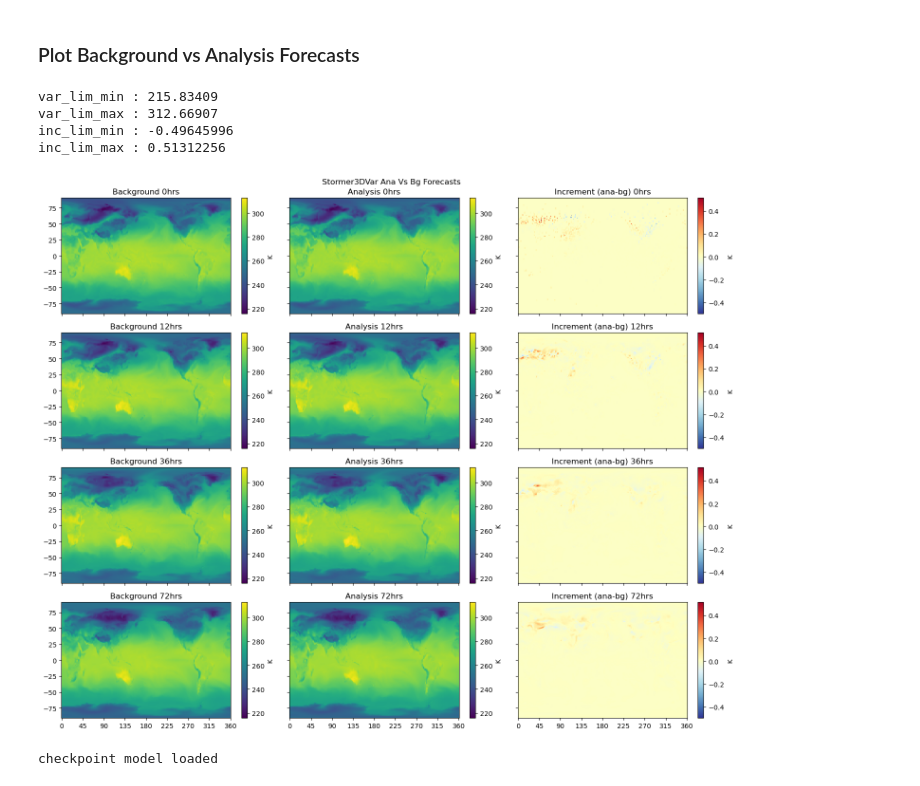
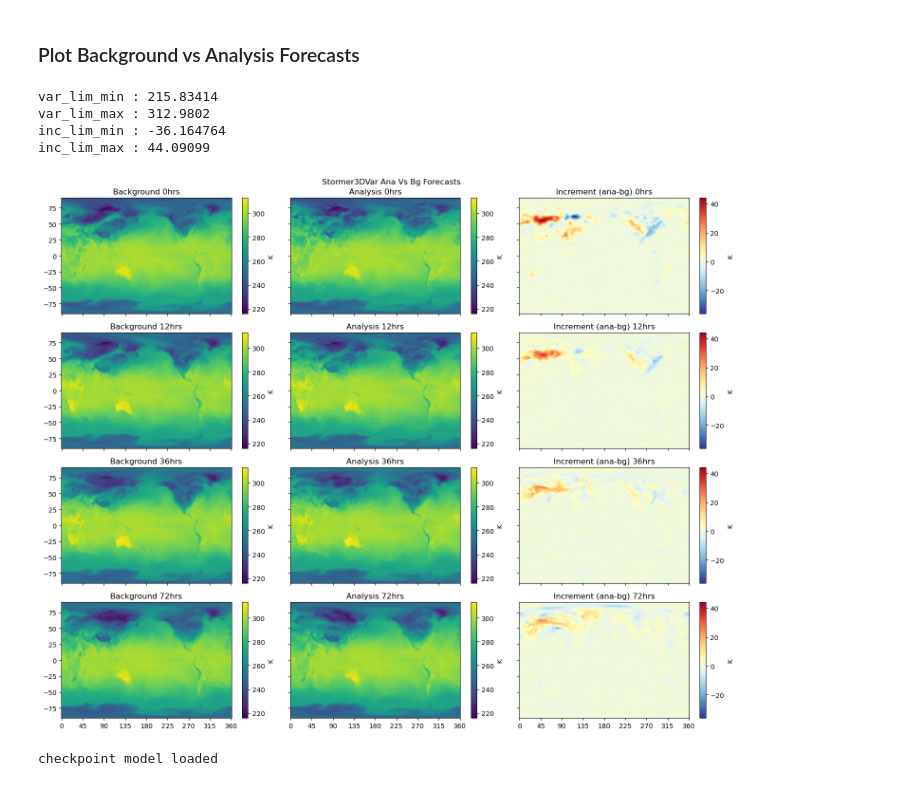
Before and after one commit to ISCLPennState/ml4DVar, a Jupyter notebook: plotting/plot_forecasts.ipynb, the cells around one changed output. Cells and saved outputs as stored; diff of their text form; code cells hidden in the pictures.

```diff
--- a/plotting/plot_forecasts.ipynb
+++ b/plotting/plot_forecasts.ipynb
@@ -14,7 +14,8 @@ from varsStormer import varsStormer
 ### Plot Background vs Analysis Forecasts
 # %%
 #ana_fc_f = '/eagle/MDClimSim/mjp5595/data/stormer/var3d_1B/data/raw_forecasts_0_1201012014.h5'
-ana_fc_f = '/eagle/MDClimSim/mjp5595/data/stormer/var3d_raw_ana_test/data/raw_forecasts_0_1201012014.h5'
+#ana_fc_f = '/eagle/MDClimSim/mjp5595/data/stormer/var3d_raw_ana_test/data/raw_forecasts_0_1201012014.h5'
+ana_fc_f = '/eagle/MDClimSim/mjp5595/data/stormer/var3d_raw_ana/data/raw_forecasts_0_1201012014.h5'
 bg_fc_f = '/eagle/MDClimSim/mjp5595/data/stormer/stormer_init_bg_forecasts/0000.h5'
 
 ana_fc = h5py.File(ana_fc_f)
@@ -40,38 +41,38 @@ for fs in forecast_scales:
     inc_lim_max = max(inc_lim_max,np.max(ana_fc[str(fs)][0]-bg_fc[str(fs)][0]))
 print('inc_lim_min :',inc_lim_min)
 print('inc_lim_max :',inc_lim_max)
 
 fig, axs = plt.subplots(4, 3, sharex = True, sharey = True, figsize=(15,12))
 for i,fs in enumerate(forecast_scales):
     pc_era50 = axs[i,0].pcolormesh(lon, lat, bg_fc[str(fs)][0], cmap='viridis', vmin=var_lim_min, vmax=var_lim_max)
     plt.colorbar(pc_era50, ax = axs[i, 0],label='K')
     axs[i, 0].set_title('Background {}hrs'.format(fs))
     axs[i, 0].set_xticks(np.linspace(0,360,9))
 
     pc_ana0 = axs[i,1].pcolormesh(lon, lat, ana_fc[str(fs)][0], cmap='viridis', vmin=var_lim_min, vmax=var_lim_max)
     plt.colorbar(pc_ana0, ax = axs[i, 1],label='K')
     axs[i, 1].set_title('Analysis {}hrs'.format(fs))
 
     pc_inc0 = axs[i,2].pcolormesh(lon, lat, ana_fc[str(fs)][0]-bg_fc[str(fs)][0],
                                   cmap='RdYlBu_r', vmin=inc_lim_min, vmax=inc_lim_max)
     plt.colorbar(pc_inc0, ax = axs[i, 2], label='K')
     axs[i, 2].set_title('Increment (ana-bg) {}hrs'.format(fs))
 
 fig.suptitle('Stormer3DVar Ana Vs Bg Forecasts')
 plt.tight_layout()
 
 plt.savefig('/eagle/MDClimSim/mjp5595/ml4dvar/plots/stormer3d_ana_vs_bg_forecasts.png')
 #axs[0, 0].set_ylabel('Lat')
 #axs[1, 0].set_ylabel('Lat')
 #axs[1, 0].set_xlabel('Lon')
 #axs[1, 1].set_xlabel('Lon')
 #axs[1, 2].set_xlabel('Lon')
 # %% [output]
-var_lim_min : 215.83409
-var_lim_max : 312.66907
-inc_lim_min : -0.49645996
-inc_lim_max : 0.51312256
+var_lim_min : 215.83414
+var_lim_max : 312.9802
+inc_lim_min : -36.164764
+inc_lim_max : 44.09099
-[figure, old version]
+[figure, new version]
 # %%
 vars_stormer = varsStormer().vars_stormer
 stormer_wrapper = StormerWrapperPangu(
```
